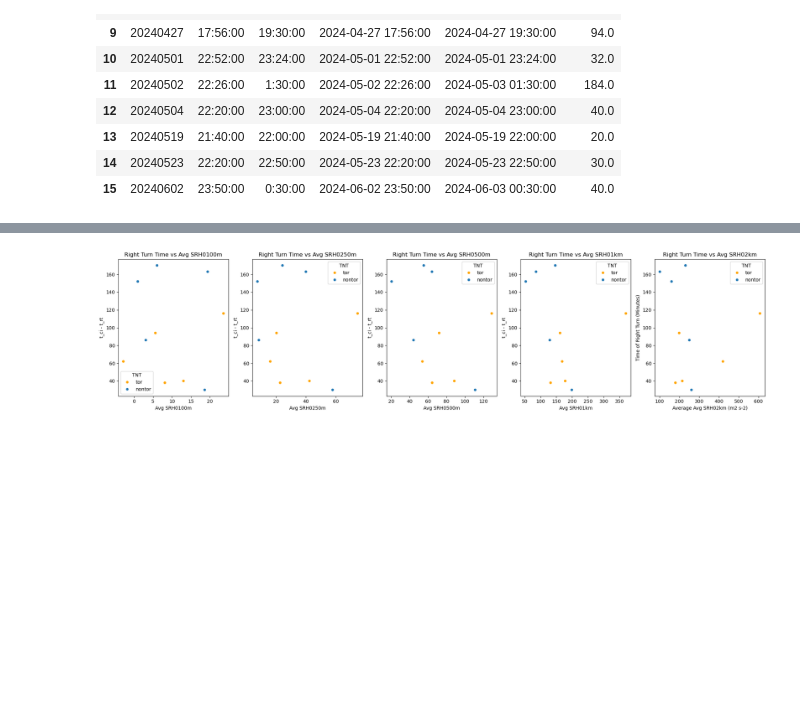
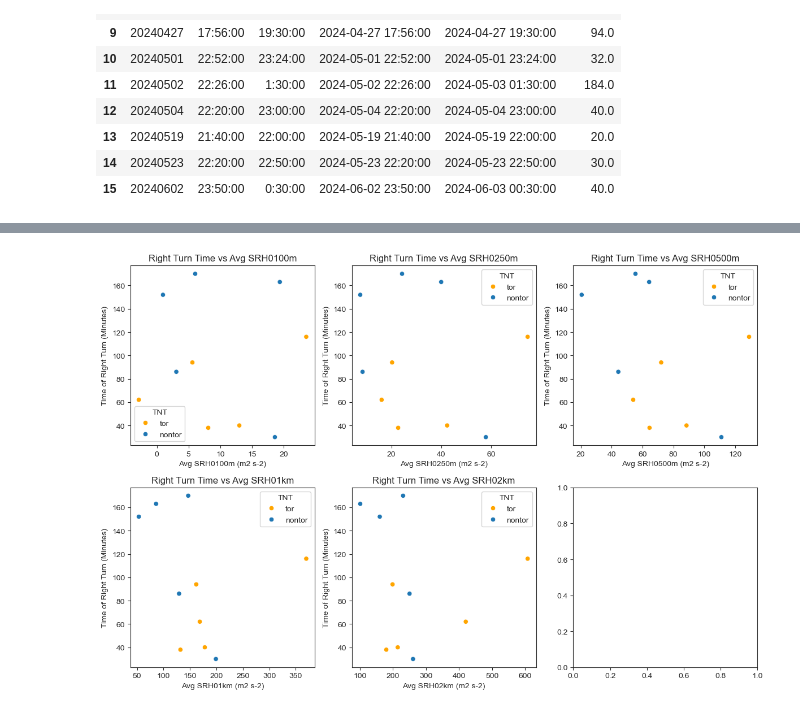
Before and after one commit to JuliaBuhrman/research2024, a Jupyter notebook: t_CI.ipynb, the cells around one changed output, grey strips where cells are left out. Cells and saved outputs as stored; diff of their text form; code cells hidden in the pictures; blank space fills up the shorter version.

Commit message:
torgen and ci times added

```diff
--- a/t_CI.ipynb
+++ b/t_CI.ipynb
@@ -235,0 +298,2 @@ rt_times_manual
+# %%
+first_tor_time_df['Datetime DT'] = pd.to_datetime(first_tor_time_df["Datetime"])
@@ -355,7 +445,9 @@ for i in rt_times_manual['Date'].unique():
 
     test_case = right_turn_time(i, rt_time)
     srh_2km, srh_1km, srh_500m, srh_250m, srh_100m = calc_srh_for_heights(test_case)
+    srw_2km, srw_1km, srw_500m, srw_250m, srw_100m = calc_srw_for_heights(test_case)
     name_columns(test_case, 'SRH', srh_2km, srh_1km, srh_500m, srh_250m, srh_100m)
+    name_columns(test_case, 'SRW', srw_2km, srw_1km, srw_500m, srw_250m, srw_100m)
     normalize_rt_time(test_case, rt_time)
     g1, g2, g3, g4 = rt_time_groups(test_case, 'SRH01km')
 
@@ -403,3 +529,10 @@ avg_srh_df = avg_srh_df.rename(columns={c: f'Avg {c}' for c in cols})
 # %%
 avg_srh_df['t_ci - t_rt'] = rt_times_manual['dt (min)']
 avg_srh_df['TNT'] = cases_df.groupby('Date')['Tor or Nontor'].first().values
+avg_srh_df['torgen - rt (min)'] = cases_df.groupby('Date')['torgen - rt (min)'].first().values
+avg_srh_df['torgen - ci (min)'] = cases_df.groupby('Date')['torgen - ci (min)'].first().values
+
+avg_srw_df['t_ci - t_rt'] = rt_times_manual['dt (min)']
+avg_srw_df['TNT'] = cases_df.groupby('Date')['Tor or Nontor'].first().values
+avg_srw_df['torgen - rt (min)'] = cases_df.groupby('Date')['torgen - rt (min)'].first().values
+avg_srw_df['torgen - ci (min)'] = cases_df.groupby('Date')['torgen - ci (min)'].first().values
@@ -419,0 +553,9 @@ avg_srh_df
+# %%
+import seaborn as sns
+fig = plt.figure(figsize=(7,6))
+lab='Avg SRH01km'
+sns.scatterplot(data=avg_srh_df, x=lab, y='t_ci - t_rt', hue='TNT', palette=['orange', 'tab:blue'])
+plt.ylabel('Time of Right Turn (Minutes)')
+plt.xlabel(f'{lab} (m2 s-2)')
+plt.title(f'Right Turn Time vs {lab}')
+plt.tight_layout()
@@ -420,12 +564,16 @@ avg_srh_df
 # %%
-import seaborn as sns
-fig, ax = plt.subplots(1,5, figsize=(20,5))
-labels = avg_srh_df.columns[1:-2]
-for axes, lab in zip(ax, labels):
+fig, ax = plt.subplots(2,3, figsize=(12,8))
+labels = avg_srh_df.filter(regex='^Avg SRH')
+
+for axes, lab in zip(ax.flat, labels):
     sns.scatterplot(data=avg_srh_df, x=lab, y='t_ci - t_rt', hue='TNT', ax=axes, palette=['orange', 'tab:blue'])
-    plt.ylabel('Time of Right Turn (Minutes)')
-    plt.xlabel(f'Average {lab} (m2 s-2)')
+    axes.set_ylabel('Time of Right Turn (Minutes)')
+    axes.set_xlabel(f'{lab} (m2 s-2)')
     axes.set_title(f'Right Turn Time vs {lab}')
-    plt.tight_layout()
+
+    for axes in ax.flat[len(labels):]:
+        axes.set_visible(False)
+
+plt.tight_layout()
 # %% [output]
-[figure, old version]
+[figure, new version]
```
Also changed, not shown: parts of 35 cells of this notebook.
